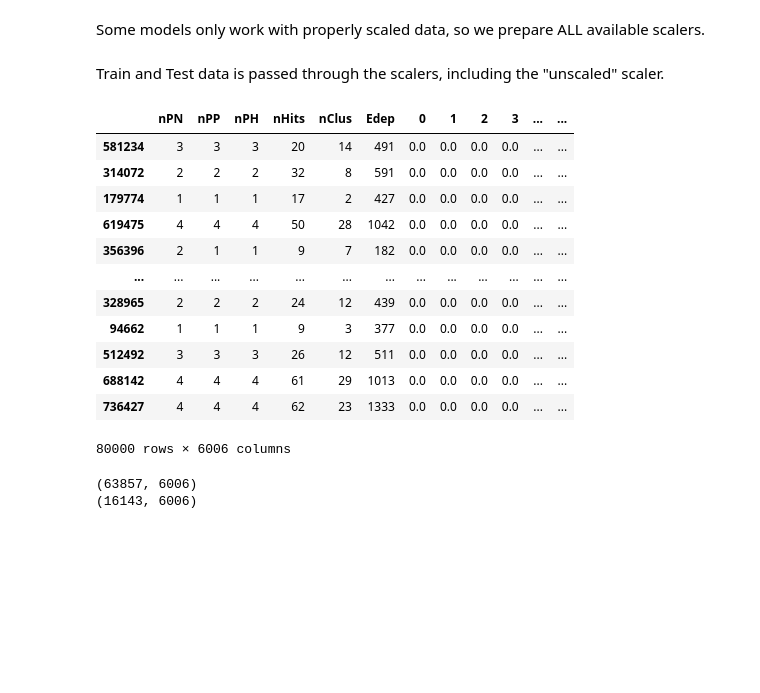
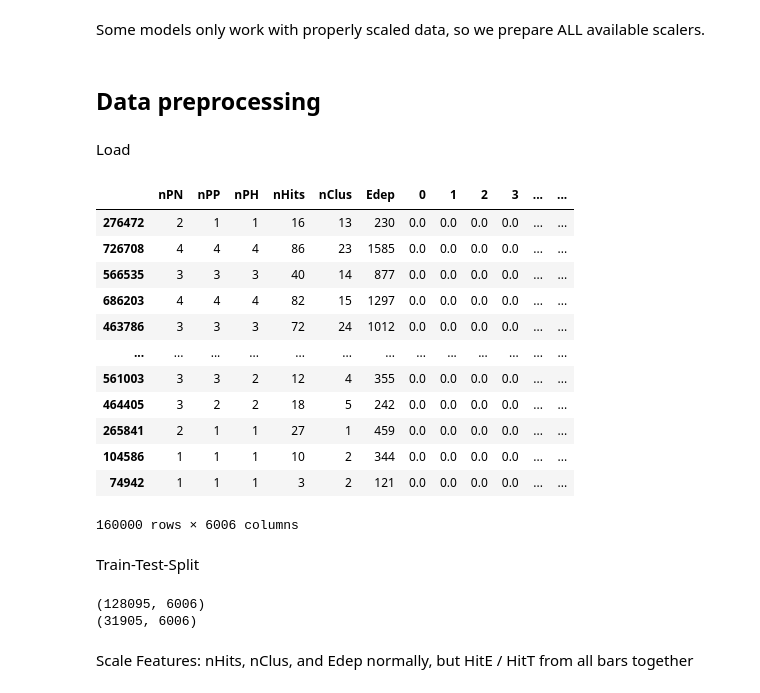
Before and after one commit to janmayer/NeuLAND-reconstruction-ml, a Jupyter notebook: bars/02a-scikitlearn-multiplicity-bars.ipynb, the cells around one changed output. Drawn from its saved outputs; the diff is of its cells as text; code cells hidden in the pictures; blank space fills up the shorter version.

```diff
--- a/bars/02a-scikitlearn-multiplicity-bars.ipynb
+++ b/bars/02a-scikitlearn-multiplicity-bars.ipynb
@@ -104,39 +121,42 @@ scalers = [
     ("quantile transformation (uniform pdf)", sklearn.preprocessing.QuantileTransformer(output_distribution="uniform")),
     ("sample-wise L2 normalizing", sklearn.preprocessing.Normalizer()),
 ]
-# %% [markdown]
-Train and Test data is passed through the scalers, including the "unscaled" scaler.
+# %% [markdown]
+## Data preprocessing
+# %% [markdown]
+Load
 # %%
 files = [filename_for(15, 30, 600, 500, n, "inclxx", s, "bars.pkl") for n in [1, 2, 3, 4] for s in range(20)]
 dfs = [pd.read_pickle(file) for file in files]
-data = pd.concat(dfs, ignore_index=True).sample(frac=0.1)
+data = pd.concat(dfs, ignore_index=True).sample(frac=0.2)
+data.loc[data["nHits"] == 0, "nPN"] = 0
 display(data)
 # %% [output]
 |  | nPN | nPP | nPH | nHits | nClus | Edep | 0 | 1 | 2 | 3 | ... | ... |
-| 581234 | 3 | 3 | 3 | 20 | 14 | 491 | 0.0 | 0.0 | 0.0 | 0.0 | ... | ... |
-| 314072 | 2 | 2 | 2 | 32 | 8 | 591 | 0.0 | 0.0 | 0.0 | 0.0 | ... | ... |
-| 179774 | 1 | 1 | 1 | 17 | 2 | 427 | 0.0 | 0.0 | 0.0 | 0.0 | ... | ... |
-| 619475 | 4 | 4 | 4 | 50 | 28 | 1042 | 0.0 | 0.0 | 0.0 | 0.0 | ... | ... |
-| 356396 | 2 | 1 | 1 | 9 | 7 | 182 | 0.0 | 0.0 | 0.0 | 0.0 | ... | ... |
+| 276472 | 2 | 1 | 1 | 16 | 13 | 230 | 0.0 | 0.0 | 0.0 | 0.0 | ... | ... |
+| 726708 | 4 | 4 | 4 | 86 | 23 | 1585 | 0.0 | 0.0 | 0.0 | 0.0 | ... | ... |
+| 566535 | 3 | 3 | 3 | 40 | 14 | 877 | 0.0 | 0.0 | 0.0 | 0.0 | ... | ... |
+| 686203 | 4 | 4 | 4 | 82 | 15 | 1297 | 0.0 | 0.0 | 0.0 | 0.0 | ... | ... |
+| 463786 | 3 | 3 | 3 | 72 | 24 | 1012 | 0.0 | 0.0 | 0.0 | 0.0 | ... | ... |
 | ... | ... | ... | ... | ... | ... | ... | ... | ... | ... | ... | ... | ... |
-| 328965 | 2 | 2 | 2 | 24 | 12 | 439 | 0.0 | 0.0 | 0.0 | 0.0 | ... | ... |
-| 94662 | 1 | 1 | 1 | 9 | 3 | 377 | 0.0 | 0.0 | 0.0 | 0.0 | ... | ... |
-| 512492 | 3 | 3 | 3 | 26 | 12 | 511 | 0.0 | 0.0 | 0.0 | 0.0 | ... | ... |
-| 688142 | 4 | 4 | 4 | 61 | 29 | 1013 | 0.0 | 0.0 | 0.0 | 0.0 | ... | ... |
-| 736427 | 4 | 4 | 4 | 62 | 23 | 1333 | 0.0 | 0.0 | 0.0 | 0.0 | ... | ... |
+| 561003 | 3 | 3 | 2 | 12 | 4 | 355 | 0.0 | 0.0 | 0.0 | 0.0 | ... | ... |
+| 464405 | 3 | 2 | 2 | 18 | 5 | 242 | 0.0 | 0.0 | 0.0 | 0.0 | ... | ... |
+| 265841 | 2 | 1 | 1 | 27 | 1 | 459 | 0.0 | 0.0 | 0.0 | 0.0 | ... | ... |
+| 104586 | 1 | 1 | 1 | 10 | 2 | 344 | 0.0 | 0.0 | 0.0 | 0.0 | ... | ... |
+| 74942 | 1 | 1 | 1 | 3 | 2 | 121 | 0.0 | 0.0 | 0.0 | 0.0 | ... | ... |
-80000 rows × 6006 columns
+160000 rows × 6006 columns
+# %% [markdown]
+Train-Test-Split
 # %%
 msk = np.random.rand(data.shape[0]) < 0.8
-msk[0] = True
-msk[1] = False
-data.iloc[0] = data.iloc[1] = [0 for i in range(0, data.shape[1])]
-
 traindata = data[msk]
 testdata = data[~msk]
 
 print(traindata.shape)
 print(testdata.shape)
 # %% [output]
-(63857, 6006)
-(16143, 6006)
+(128095, 6006)
+(31905, 6006)
+# %% [markdown]
+Scale Features: nHits, nClus, and Edep normally, but HitE / HitT from all bars together
 # %%
```
Also changed, not shown: parts of 15 cells of this notebook.
